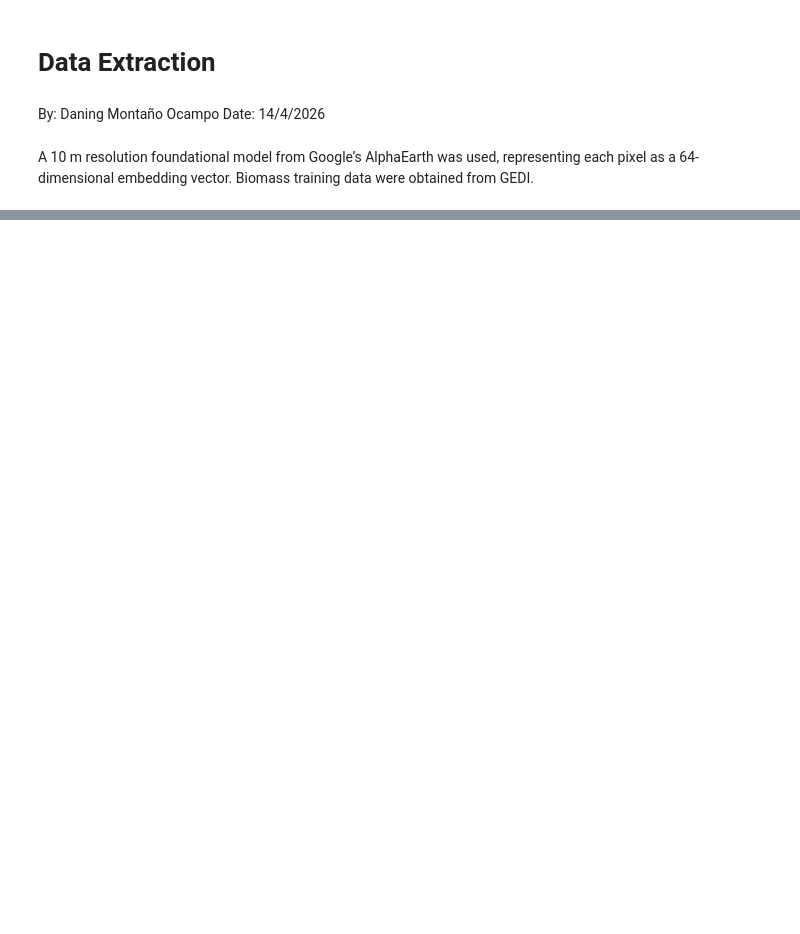
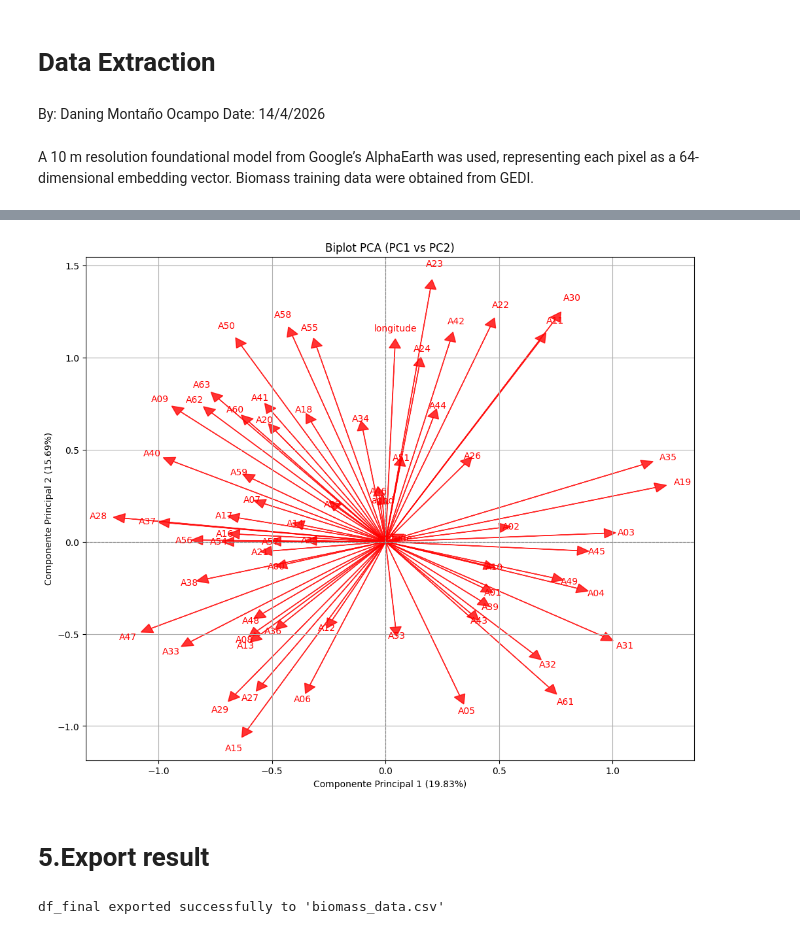
Before and after one commit to daningMontano/ACUS_ECOSYSTEM_ZCH, a Jupyter notebook: Notebooks/Biomass/0_Data_extraction.ipynb, the cells around one changed output, grey strips where cells are left out. Cells and saved outputs as stored; diff of their text form; code cells hidden in the pictures; blank space fills up the shorter version.

```diff
--- a/Notebooks/Biomass/0_Data_extraction.ipynb
+++ b/Notebooks/Biomass/0_Data_extraction.ipynb
@@ -28,0 +423,36 @@ ee.Initialize(project='monitoreofpachamama')
+# %%
+plt.figure(figsize=(12, 10))
+
+# Añadir los vectores de las variables originales (embeddings)
+# Obtener los loadings de los primeros 2 componentes principales
+loadings = pca.components_.T[:, :2]
+
+# Nombres de las variables originales (embeddings, coordenadas, biomasa)
+# These should match the order of features passed to PCA in the previous cell.
+feature_names_for_pca = [col for col in df_final.columns if col.startswith('A')] + ['longitude', 'latitude', 'agbd']
+
+# Escalar los loadings para que sean visibles en el mismo gráfico que los puntos
+# Multiplicamos por un factor para ajustar la longitud de los vectores
+# Ajusta el 'scale_factor' si los vectores son muy pequeños o muy grandes
+scale_factor = 5 # Puedes ajustar este valor
+
+for i, col_name in enumerate(feature_names_for_pca):
+    plt.arrow(0, 0, loadings[i, 0] * scale_factor, loadings[i, 1] * scale_factor, color='r', alpha=0.8, head_width=0.05, head_length=0.05)
+    plt.text(loadings[i, 0] * scale_factor * 1.1, loadings[i, 1] * scale_factor * 1.1, col_name, color='r', ha='center', va='center')
+
+plt.title('Biplot PCA (PC1 vs PC2)')
+plt.xlabel(f'Componente Principal 1 ({pca.explained_variance_ratio_[0]*100:.2f}%)')
+plt.ylabel(f'Componente Principal 2 ({pca.explained_variance_ratio_[1]*100:.2f}%)')
+plt.grid(True)
+plt.axhline(0, color='grey', linestyle='--', linewidth=0.8)
+plt.axvline(0, color='grey', linestyle='--', linewidth=0.8)
+plt.show()
+# %% [output]
+[figure, added]
+# %% [markdown]
+# 5.Export result
+# %%
+df_final.to_csv('biomass_data.csv', index=False)
+print("df_final exported successfully to 'biomass_data.csv'")
+# %% [output]
+df_final exported successfully to 'biomass_data.csv'
```
Also changed, not shown: parts of 28 cells of this notebook.
